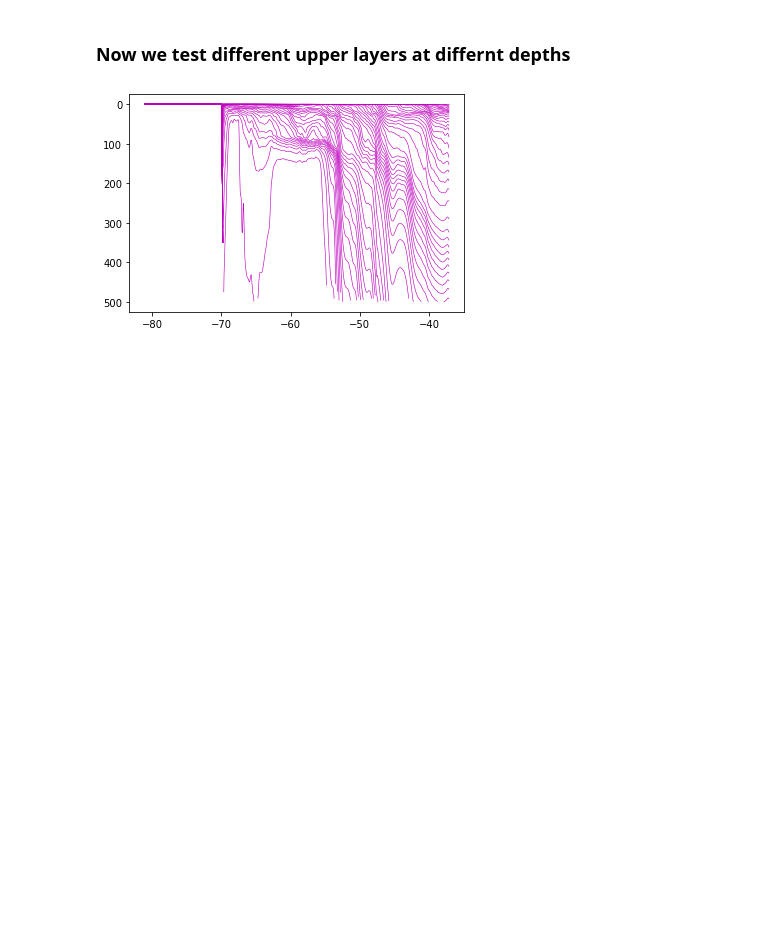
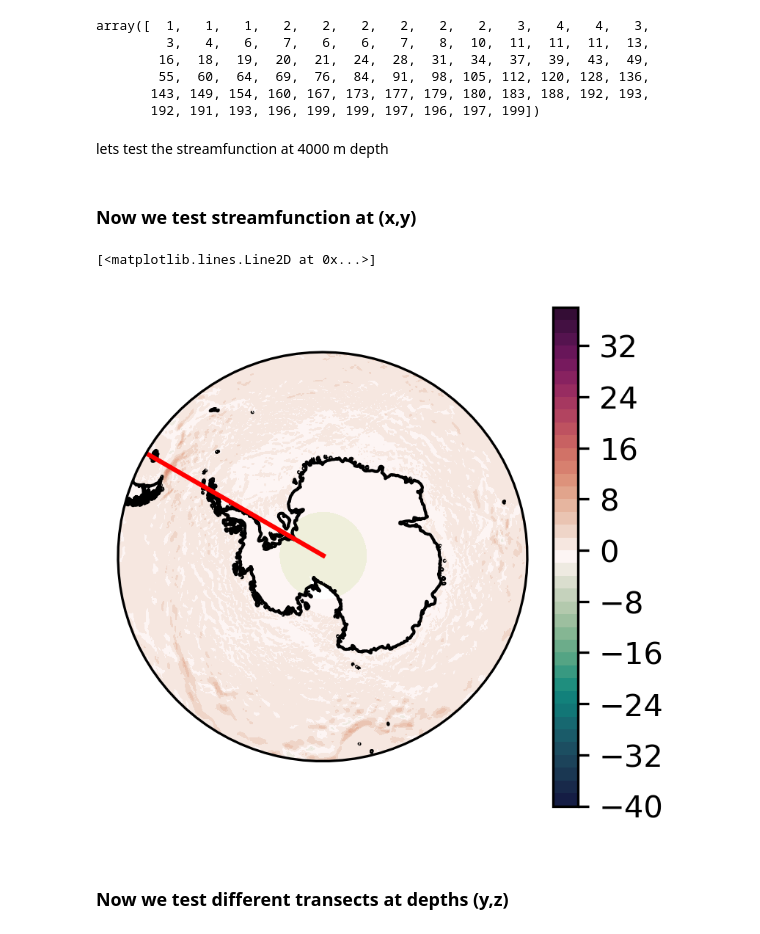
Before and after one commit to FengminXing/111, a Jupyter notebook: different depth (streamfunction).ipynb, the cells around one changed output. Saved outputs shown, nothing was run; the diff lists cells and outputs as text; code cells hidden in the pictures; blank space fills up the shorter version.

Commit message:
depth layer

```diff
--- a/different depth (streamfunction).ipynb
+++ b/different depth (streamfunction).ipynb
@@ -71,2 +141,51 @@ depth = hmo.cumsum(dim='rho2_l').mean('time')
+# %%
+for i in range(74):
+    dz[0] = zl[0]*2.
+    dz[i+1] = (zl[i+1] - np.sum(dz[:i]))
+dz
+# %% [output]
+array([  1,   1,   1,   2,   2,   2,   2,   2,   2,   3,   4,   4,   3,
+         3,   4,   6,   7,   6,   6,   7,   8,  10,  11,  11,  11,  13,
+        16,  18,  19,  20,  21,  24,  28,  31,  34,  37,  39,  43,  49,
+        55,  60,  64,  69,  76,  84,  91,  98, 105, 112, 120, 128, 136,
+       143, 149, 154, 160, 167, 173, 177, 179, 180, 183, 188, 192, 193,
+       192, 191, 193, 196, 199, 199, 197, 196, 197, 199])
+# %%
+# convert dz it to data array
+dz1 = xr.DataArray(data = dz,dims=['z_l'])
+# %% [markdown]
+lets test the streamfunction at 4000 m depth
+# %%
+# now calculate uo_dydz
+uo_dydz = uo_dy*dz1
+# %%
+# 1 year mean flux
+flux = uo_dydz.sel(time = slice(start_time,end_time)).sel(yh = slice(-90,-50)).mean('time')/1e6
+flux = flux.load()
+# %% [markdown]
+### Now we test streamfunction at (x,y)
+# %%
+# calculate the sum of fluxes at (x,y)
+flux1 = flux.sum('z_l').load()
+# %%
+# plot the map
+projection=ccrs.SouthPolarStereo()
+fig = plt.figure(figsize=(3, 3), dpi=300)
+
+ax = plt.subplot(1,1,1,projection = projection)
+ax.coastlines(resolution='50m')
+ax.add_feature(cft.LAND)
+ax.set_extent([-280,80,-82,-50], crs = ccrs.PlateCarree())
+
+theta = np.linspace(0,2*np.pi,100)
+center,radius = [0.5, 0.5], 0.5
+verts = np.vstack([np.sin(theta), np.cos(theta)]).T
+circle = mpath.Path(verts * radius + center)
+ax.set_boundary(circle, transform=ax.transAxes)
+p1 = flux1.plot.contourf(ax=ax, levels = np.arange(-40,40,2),transform=ccrs.PlateCarree(),cmap=cm.cm.curl)
+ax.plot([-60,-60],[-90,-50],color='r',transform=ccrs.PlateCarree())
+# %% [output]
+[<matplotlib.lines.Line2D at 0x...>]
+[figure, added]
 # %% [markdown]
-### Now we test different upper layers at differnt depths
+### Now we test different transects at depths (y,z)
@@ -81,7 +191,0 @@ flux = hmo.sel(time = slice(start_time,end_time)).sel(xh = 10.,method = 'nearest
-# %%
-for ii in range(70):
-        #if np.mod(ii,10)==5:
-        plt.plot(flux.yh.values,depth_500[ii,:],'m',linewidth=0.6)
-plt.gca().invert_yaxis()
-# %% [output]
-[figure, removed]
```
Also changed, not shown: parts of 21 cells of this notebook.
